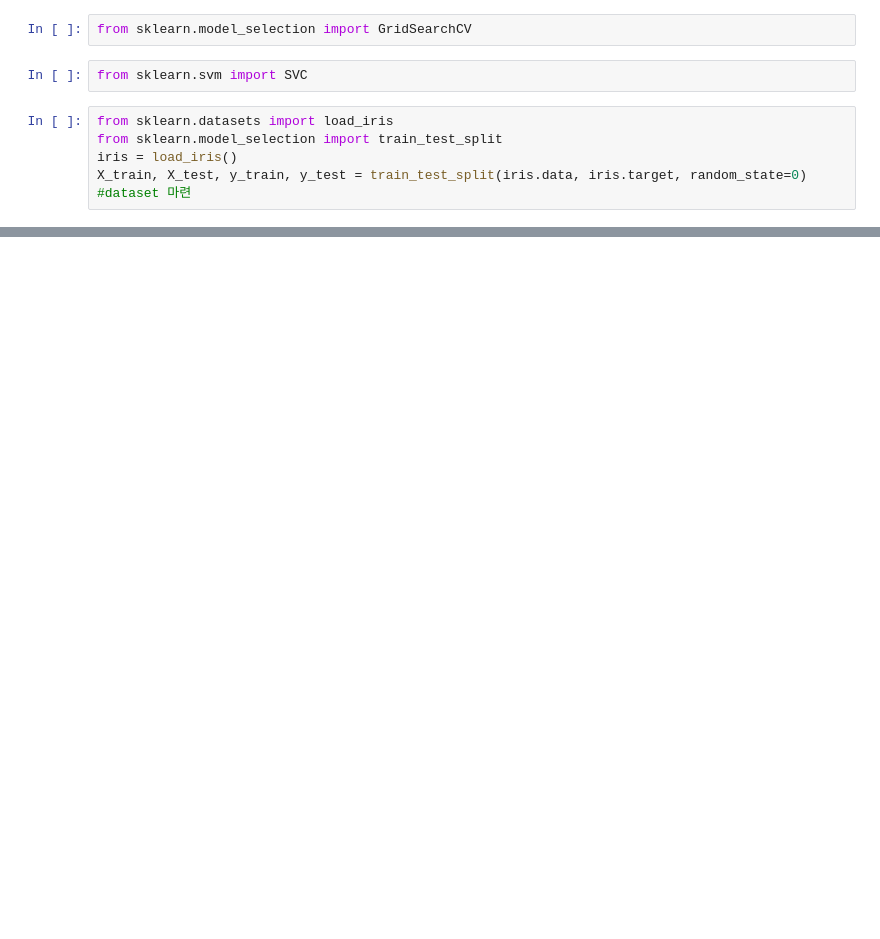
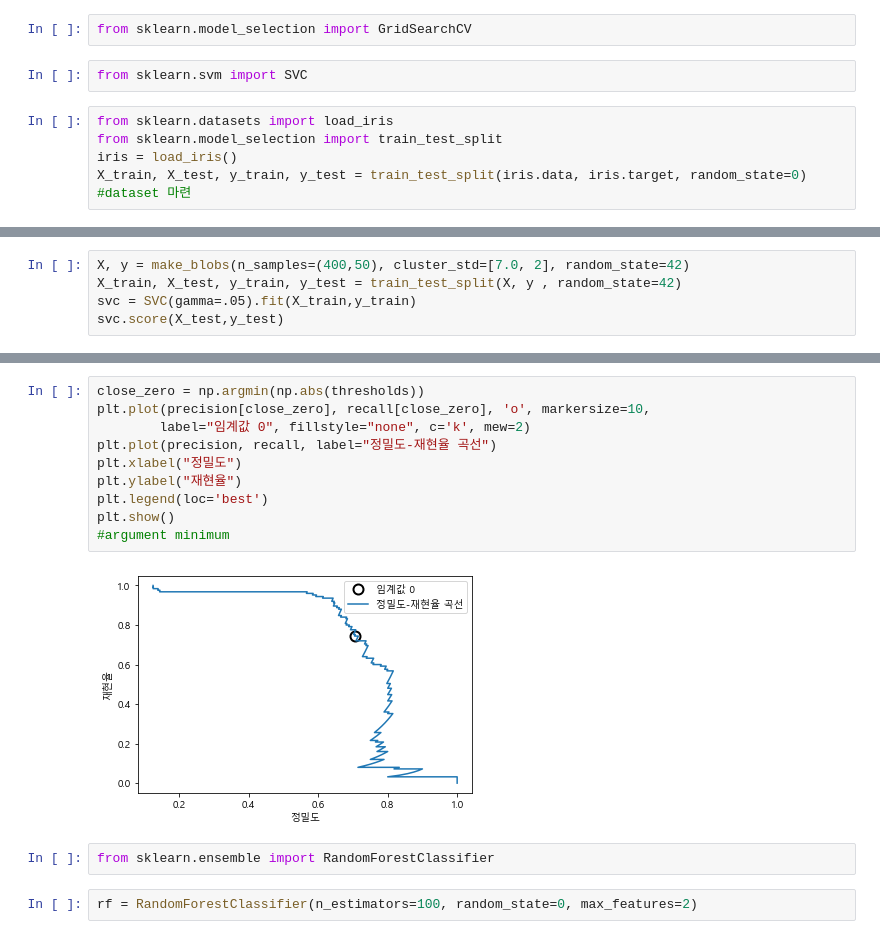
Before and after one commit to gotocernlikelion/study_ai, a Jupyter notebook: day06.ipynb, the cells around one changed output, grey strips where cells are left out. Cells and saved outputs as stored; diff of their text form; blank space fills up the shorter version.

```diff
--- a/day06.ipynb
+++ b/day06.ipynb
@@ -63,0 +310,5 @@ for param_grid, ax in zip([param_grid_linear, param_grid_one_log, param_grid_ran
+# %%
+X, y = make_blobs(n_samples=(400,50), cluster_std=[7.0, 2], random_state=42)
+X_train, X_test, y_train, y_test = train_test_split(X, y , random_state=42)
+svc = SVC(gamma=.05).fit(X_train,y_train)
+svc.score(X_test,y_test)
@@ -63,0 +341,16 @@ for param_grid, ax in zip([param_grid_linear, param_grid_one_log, param_grid_ran
+# %%
+close_zero = np.argmin(np.abs(thresholds))
+plt.plot(precision[close_zero], recall[close_zero], 'o', markersize=10,
+        label="임계값 0", fillstyle="none", c='k', mew=2)
+plt.plot(precision, recall, label="정밀도-재현율 곡선")
+plt.xlabel("정밀도")
+plt.ylabel("재현율")
+plt.legend(loc='best')
+plt.show()
+#argument minimum
+# %% [output]
+[figure, added]
+# %%
+from sklearn.ensemble import RandomForestClassifier
+# %%
+rf = RandomForestClassifier(n_estimators=100, random_state=0, max_features=2)
```
Also changed, not shown: parts of 115 cells of this notebook, 1 other file.
